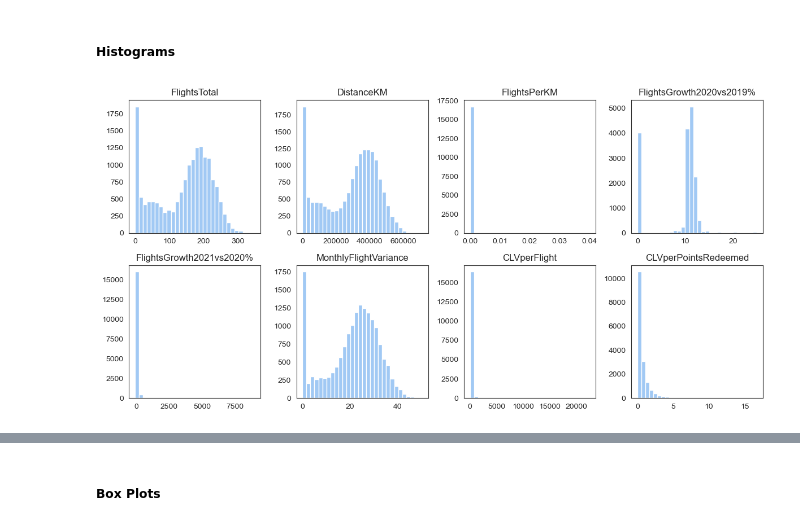
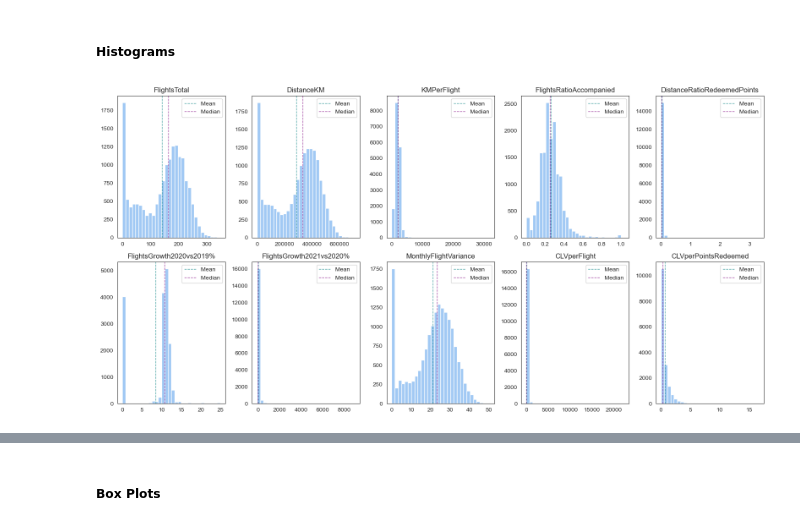
Before and after one commit to lCarvas/data-mining, a Jupyter notebook: src/Group94_EDA_Code.ipynb, the cells around one changed output, grey strips where cells are left out. Drawn from its saved outputs; the diff is of its cells as text; code cells hidden in the pictures.

```diff
--- a/src/Group94_EDA_Code.ipynb
+++ b/src/Group94_EDA_Code.ipynb
@@ -744,8 +744,14 @@ axes = axes.flatten()
 for i, variable in enumerate(customer_numerical_variables + customer_ordinal_variables_encoded + flight_numerical_variables[:-1]):
     if variable in customer_numerical_variables or variable in customer_ordinal_variables_encoded:
         axes[i].hist(customerDB_copy[variable].dropna(), bins=20)
+        axes[i].axvline(customerDB_copy[variable].mean(), color='teal', linestyle='dashed', linewidth=1, label='Mean', alpha=0.7)
+        axes[i].axvline(customerDB_copy[variable].median(), color='purple', linestyle='dashed', linewidth=1, label='Median', alpha=0.7)
+        axes[i].legend()
     else:
         axes[i].hist(flightDB_copy[variable].dropna(), bins=20)
+        axes[i].axvline(flightDB_copy[variable].mean(), color='teal', linestyle='dashed', linewidth=1, label='Mean', alpha=0.7)
+        axes[i].axvline(flightDB_copy[variable].median(), color='purple', linestyle='dashed', linewidth=1, label='Median', alpha=0.7)
+        axes[i].legend()
     axes[i].set_title(variable)
 plt.tight_layout()
 plt.show()
@@ -1149,14 +1155,14 @@ pd.set_option('display.max_columns', None)
 new_customer_variables = []
 month_variables = []
 
-customer_numerical_variables.extend(var for var in ['FlightsTotal', 'DistanceKM', 'FlightsPerKM', 'FlightsRatioAccompanied', 'DistanceRatioRedeemedPoints',
+customer_numerical_variables.extend(var for var in ['FlightsTotal', 'DistanceKM', 'KMPerFlight', 'FlightsRatioAccompanied', 'DistanceRatioRedeemedPoints',
                                      'FlightsGrowth2020vs2019%', 'FlightsGrowth2021vs2020%', 'MonthlyFlightVariance', 'CLVperFlight', 'CLVperPointsRedeemed'] if var not in customer_numerical_variables)
-new_customer_variables.extend(var for var in ['FlightsTotal', 'DistanceKM', 'FlightsPerKM', 'FlightsRatioAccompanied', 'DistanceRatioRedeemedPoints',
+new_customer_variables.extend(var for var in ['FlightsTotal', 'DistanceKM', 'KMPerFlight', 'FlightsRatioAccompanied', 'DistanceRatioRedeemedPoints',
                                      'FlightsGrowth2020vs2019%', 'FlightsGrowth2021vs2020%', 'MonthlyFlightVariance', 'CLVperFlight', 'CLVperPointsRedeemed'] if var not in new_customer_variables)
 
 customerDB_copy['FlightsTotal'] = flightDB_copy.groupby('Loyalty#')['NumFlights'].sum().round().astype(int)
 customerDB_copy['DistanceKM'] = flightDB_copy.groupby('Loyalty#')['DistanceKM'].sum().round().astype(int)
-customerDB_copy['FlightsPerKM'] = (customerDB_copy['FlightsTotal'] / customerDB_copy['DistanceKM'].replace(0, np.nan)).fillna(0).round(2)
+customerDB_copy['KMPerFlight'] = (customerDB_copy['DistanceKM'] / customerDB_copy['FlightsTotal'].replace(0, np.nan)).fillna(0).round(2)
 customerDB_copy['FlightsRatioAccompanied'] = (flightDB_copy.groupby('Loyalty#')['NumFlightsWithCompanions'].sum() / customerDB_copy['FlightsTotal']).round(2)
 customerDB_copy['DistanceRatioRedeemedPoints'] = (flightDB_copy.groupby('Loyalty#')['PointsRedeemed'].sum() / customerDB_copy['DistanceKM']).round(2)
 
@@ -1321,23 +1328,14 @@ bar_vars = [
     'Flights2021'
 ]
 
-hist_vars = [
+hist_box_vars = [
     'FlightsTotal',
     'DistanceKM',
-    'FlightsPerKM',
+    'KMPerFlight',
+    'FlightsRatioAccompanied',
+    'DistanceRatioRedeemedPoints',
     'FlightsGrowth2020vs2019%',
     'FlightsGrowth2021vs2020%',
-    'MonthlyFlightVariance',
-    'CLVperFlight',
-    'CLVperPointsRedeemed'
-]
-
-boxplot_vars = [
-    'FlightsTotal',
-    'DistanceKM',
-    'FlightsPerKM',
-    'FlightsRatioAccompanied',
-    'DistanceRatioRedeemedPoints',
     'MonthlyFlightVariance',
     'CLVperFlight',
     'CLVperPointsRedeemed'
@@ -1346,7 +1344,7 @@ boxplot_vars = [
 corr_vars = [
     'FlightsTotal',
     'DistanceKM',
-    'FlightsPerKM',
+    'KMPerFlight',
     'CLVperFlight',
     'Customer Lifetime Value',
     'Income',
@@ -1378,13 +1376,16 @@ Customers took around 42 flights on average in 2019, rising to about 46 in 2020
 # %% [markdown]
 ##### Histograms
 # %%
-fig, axes = plt.subplots(nrows=2, ncols=4, figsize=(12, 6))
+fig, axes = plt.subplots(nrows=2, ncols=5, figsize=(16, 8))
 axes = axes.flatten()
-for i, variable in enumerate(hist_vars):
+for i, variable in enumerate(hist_box_vars):
     axes[i].hist(customerDB_copy[variable].dropna(), bins=30)
     axes[i].set_title(variable)
+    axes[i].axvline(customerDB_copy[variable].mean(), color='teal', linestyle='dashed', linewidth=1, label='Mean', alpha=0.7)
+    axes[i].axvline(customerDB_copy[variable].median(), color='purple', linestyle='dashed', linewidth=1, label='Median', alpha=0.7)
+    axes[i].legend()
 plt.tight_layout()
 plt.show()
 # %% [output]
-[figure, old version]
+[figure, new version]
 # %% [markdown]
```
Also changed, not shown: parts of 16 cells of this notebook.
